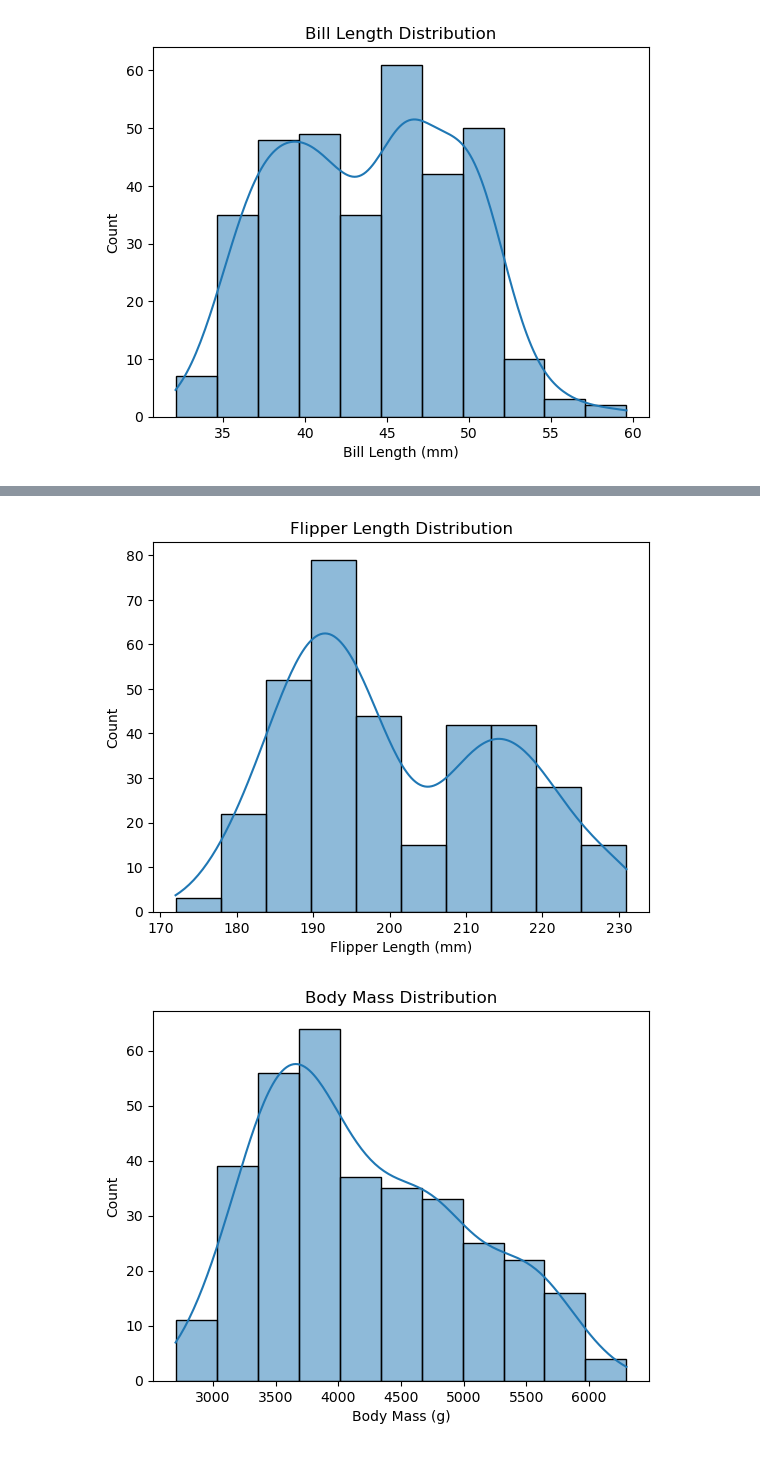
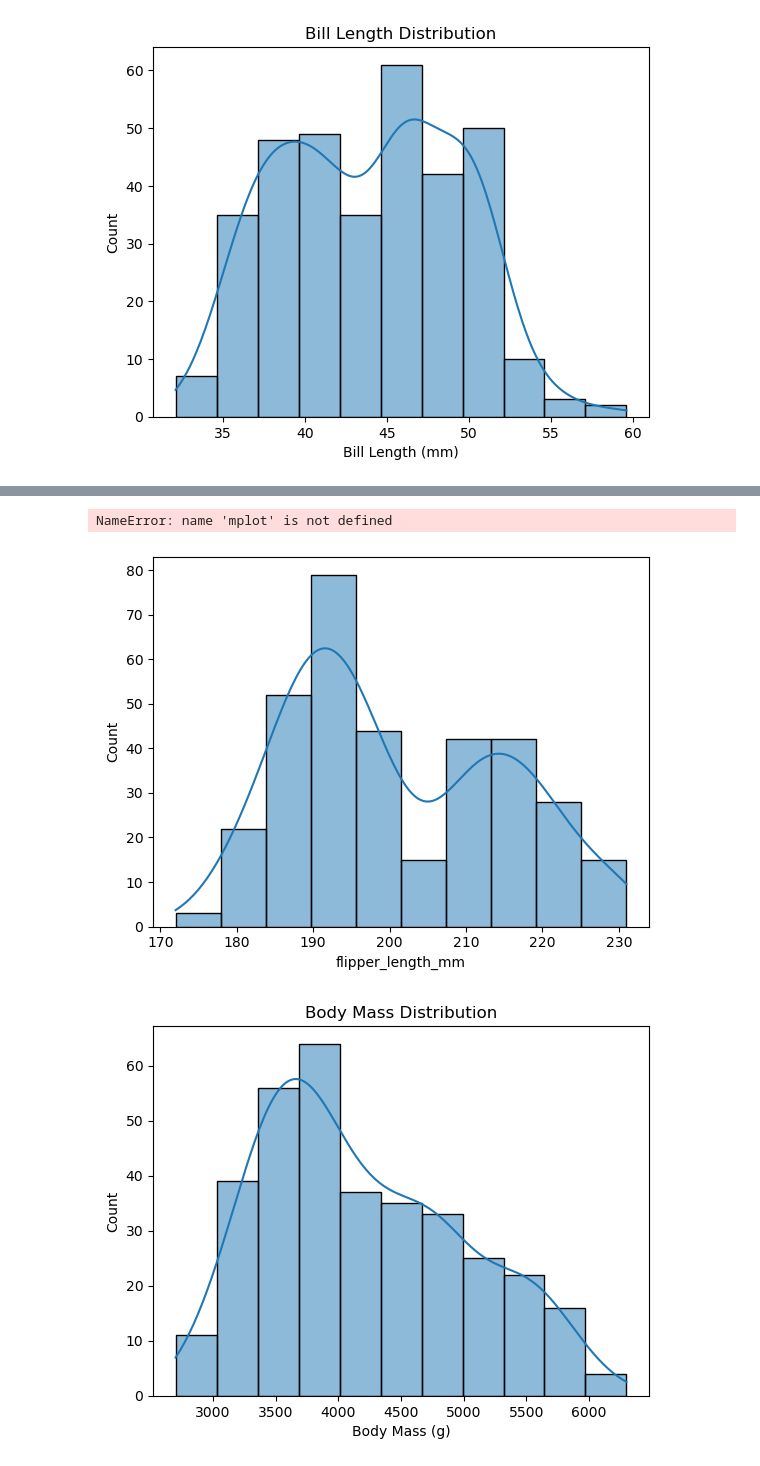
Before and after one commit to frankquinn89/Fundamentals_of_Data_Analysis, a Jupyter notebook: tasks.ipynb, the cells around one changed output, grey strips where cells are left out. Saved outputs shown, nothing was run; the diff lists cells and outputs as text; code cells hidden in the pictures.

```diff
--- a/tasks.ipynb
+++ b/tasks.ipynb
@@ -170,11 +165,12 @@ plt.show()
 # %%
 # Plot for Flipper Length
-sns.histplot(data["flipper_length_mm"], kde=True)
-plt.title("Flipper Length Distribution")
-plt.xlabel("Flipper Length (mm)")
-plt.ylabel("Count")
-plt.show()
+sb.histplot(data["flipper_length_mm"], kde=True)
+mplot.title("Flipper Length Distribution")
+mplot.xlabel("Flipper Length (mm)")
+mplot.ylabel("Count")
+mplot.show()
 # %% [output]
+NameError: name 'mplot' is not defined
-[figure, old version]
+[figure, new version]
 # %%
 # Plot for Body Mass
```
Also changed, not shown: parts of 10 cells of this notebook.
